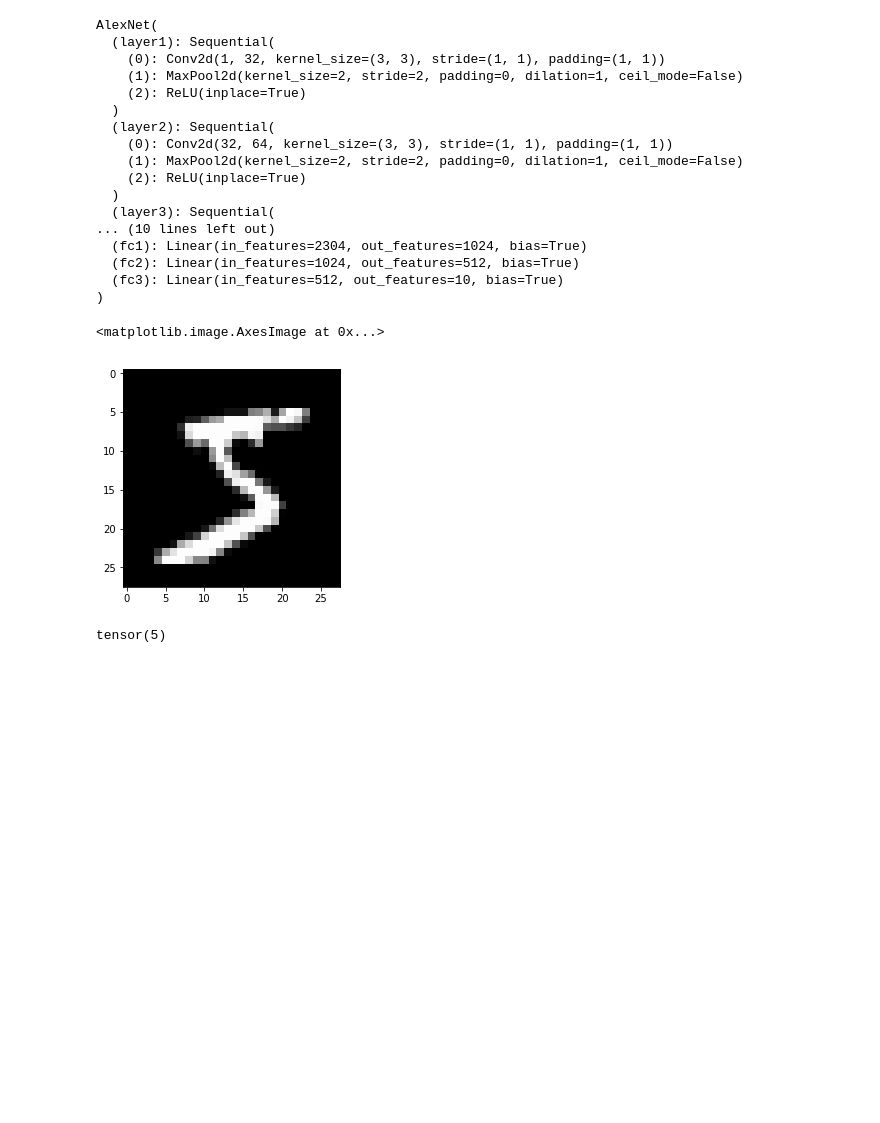
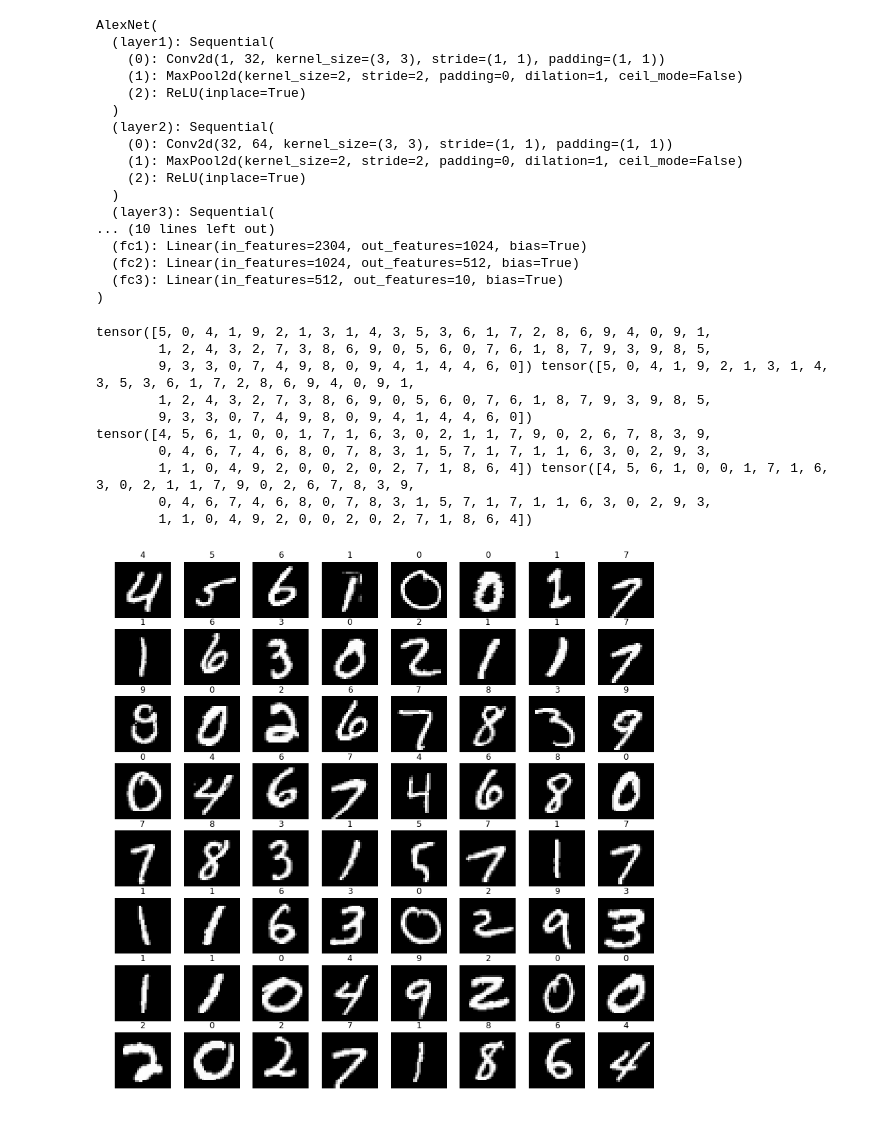
Before and after one commit to madao33/computer-vision-learning, a Jupyter notebook: AlexNet/codes/AlexNet_MNIST.ipynb, the cells around one changed output. Saved outputs shown, nothing was run; the diff lists cells and outputs as text; code cells hidden in the pictures; blank space fills up the shorter version.

```diff
--- a/AlexNet/codes/AlexNet_MNIST.ipynb
+++ b/AlexNet/codes/AlexNet_MNIST.ipynb
@@ -166,6 +159,0 @@ AlexNet(
-# %%
-chose_img = testset[0][0]
-plt.imshow(chose_img[0], cmap='gray')
-# %% [output]
-<matplotlib.image.AxesImage at 0x...>
-[figure, removed]
@@ -174,6 +160,24 @@ import numpy as np
-# %%
-chose_img = chose_img.reshape(1, 1, 28, 28)
-predict = alexnet(chose_img)
-torch.argmax(predict)
-# %% [output]
-tensor(5)
+# %%
+plt.figure(figsize=(14, 14))
+for i, (image, label) in enumerate(testloader):
+    predict = torch.argmax(alexnet(image), axis=1)
+    print((predict == label).sum()/label.shape[0])
+    for j in range(image.shape[0]):
+        plt.subplot(8, 8, j+1)
+        plt.imshow(image[j, 0], cmap='gray')
+        plt.title(predict[j].item())
+        plt.axis('off')
+    if i==1:
+        break
+# %% [output]
+tensor([5, 0, 4, 1, 9, 2, 1, 3, 1, 4, 3, 5, 3, 6, 1, 7, 2, 8, 6, 9, 4, 0, 9, 1,
+        1, 2, 4, 3, 2, 7, 3, 8, 6, 9, 0, 5, 6, 0, 7, 6, 1, 8, 7, 9, 3, 9, 8, 5,
+        9, 3, 3, 0, 7, 4, 9, 8, 0, 9, 4, 1, 4, 4, 6, 0]) tensor([5, 0, 4, 1, 9, 2, 1, 3, 1, 4, 3, 5, 3, 6, 1, 7, 2, 8, 6, 9, 4, 0, 9, 1,
+        1, 2, 4, 3, 2, 7, 3, 8, 6, 9, 0, 5, 6, 0, 7, 6, 1, 8, 7, 9, 3, 9, 8, 5,
+        9, 3, 3, 0, 7, 4, 9, 8, 0, 9, 4, 1, 4, 4, 6, 0])
+tensor([4, 5, 6, 1, 0, 0, 1, 7, 1, 6, 3, 0, 2, 1, 1, 7, 9, 0, 2, 6, 7, 8, 3, 9,
+        0, 4, 6, 7, 4, 6, 8, 0, 7, 8, 3, 1, 5, 7, 1, 7, 1, 1, 6, 3, 0, 2, 9, 3,
+        1, 1, 0, 4, 9, 2, 0, 0, 2, 0, 2, 7, 1, 8, 6, 4]) tensor([4, 5, 6, 1, 0, 0, 1, 7, 1, 6, 3, 0, 2, 1, 1, 7, 9, 0, 2, 6, 7, 8, 3, 9,
+        0, 4, 6, 7, 4, 6, 8, 0, 7, 8, 3, 1, 5, 7, 1, 7, 1, 1, 6, 3, 0, 2, 9, 3,
+        1, 1, 0, 4, 9, 2, 0, 0, 2, 0, 2, 7, 1, 8, 6, 4])
+[figure, added]
```
Also changed, not shown: parts of 2 cells of this notebook, 4 other files.
